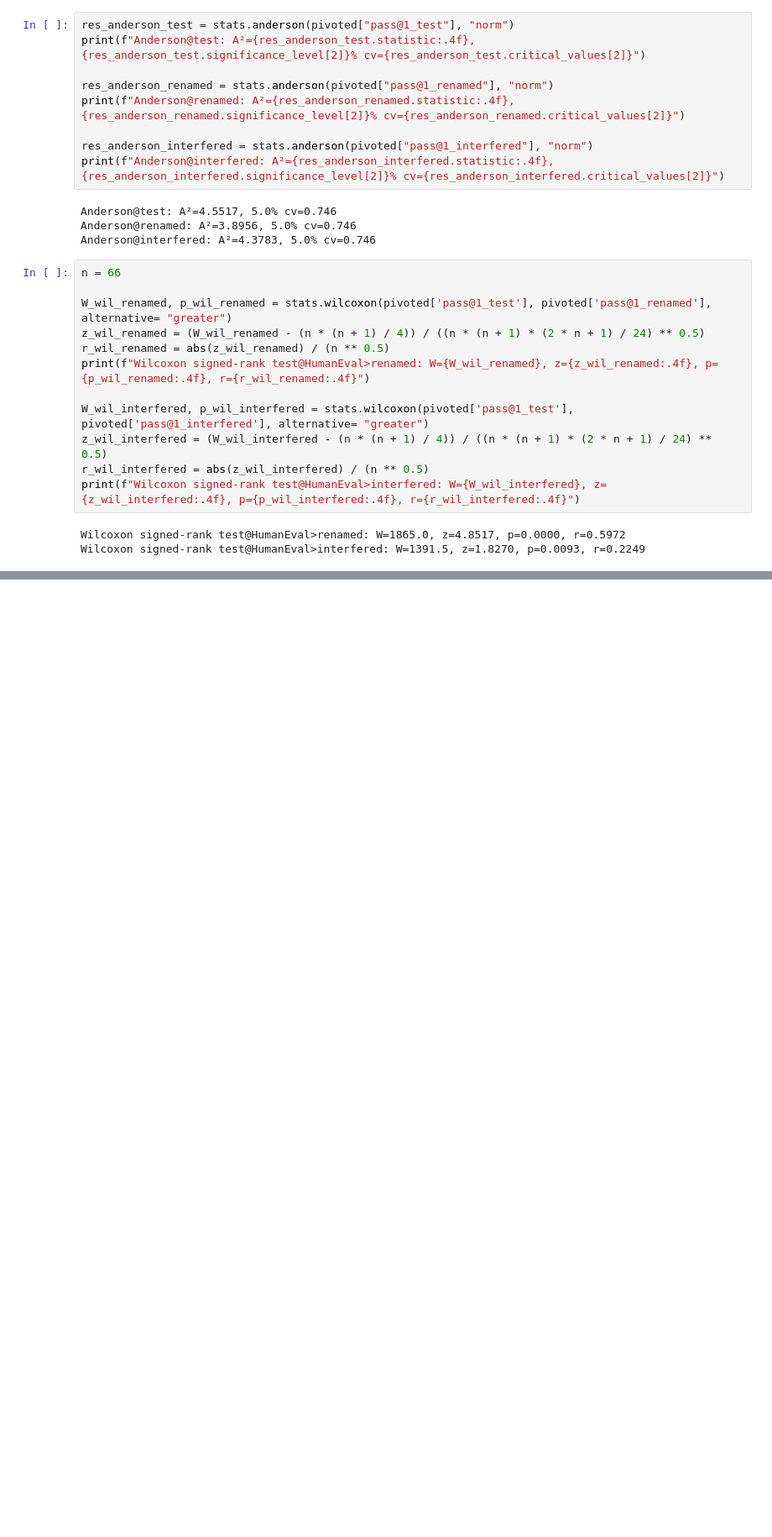
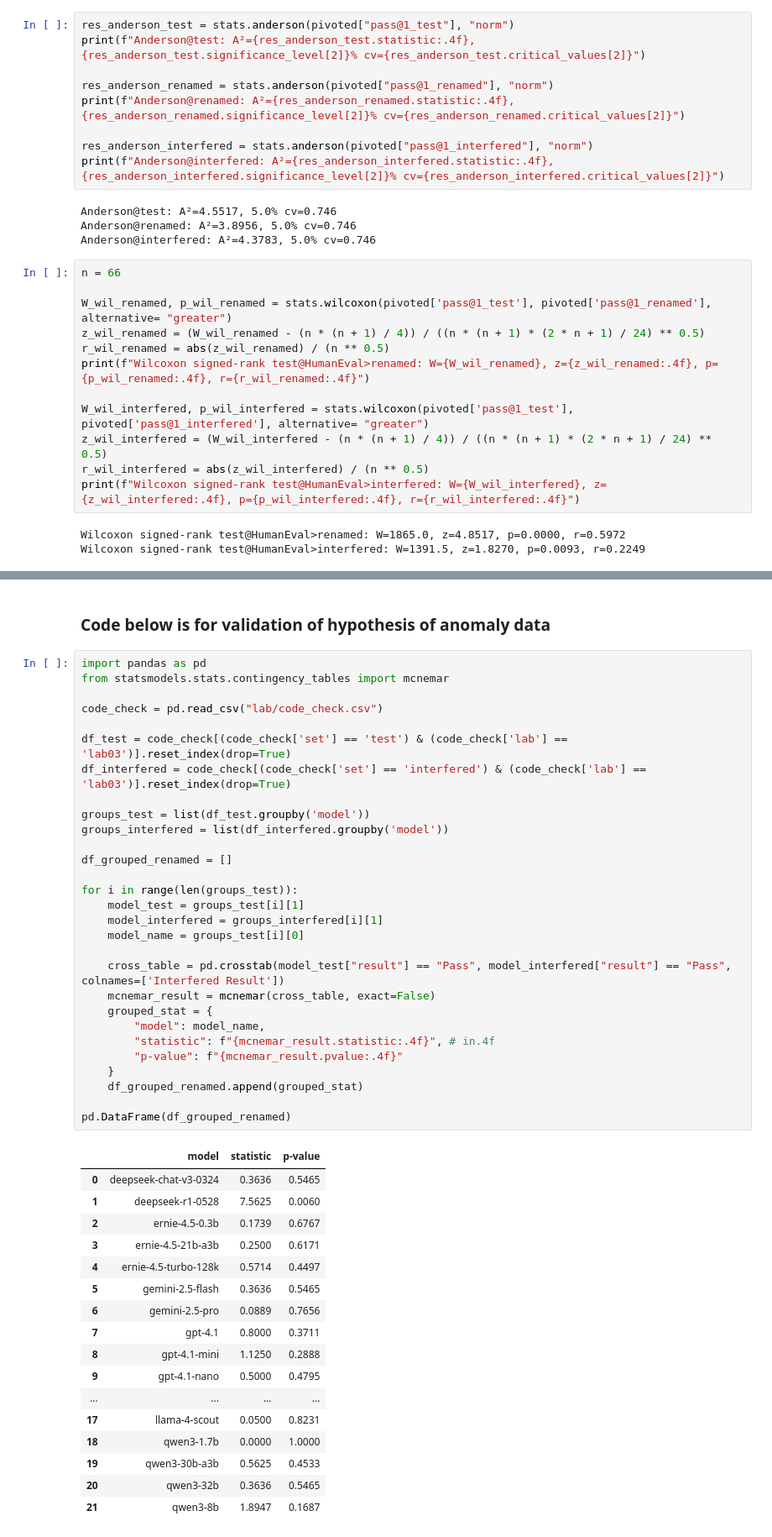
Before and after one commit to PrainLopez/HumanEval-Perturbed, a Jupyter notebook: data_analysis.ipynb, the cells around one changed output, grey strips where cells are left out. Shown at 84% size. Drawn from its saved outputs; the diff is of its cells as text; blank space fills up the shorter version.

```diff
--- a/data_analysis.ipynb
+++ b/data_analysis.ipynb
@@ -236,0 +242,49 @@ McNemar's test@lab03 interfered: statistic=0.5193, p-value=0.4712
+# %% [markdown]
+### Code below is for validation of hypothesis of anomaly data
+# %%
+import pandas as pd
+from statsmodels.stats.contingency_tables import mcnemar
+
+code_check = pd.read_csv("lab/code_check.csv")
+
+df_test = code_check[(code_check['set'] == 'test') & (code_check['lab'] == 'lab03')].reset_index(drop=True)
+df_interfered = code_check[(code_check['set'] == 'interfered') & (code_check['lab'] == 'lab03')].reset_index(drop=True)
+
+groups_test = list(df_test.groupby('model'))
+groups_interfered = list(df_interfered.groupby('model'))
+
+df_grouped_renamed = []
+
+for i in range(len(groups_test)):
+    model_test = groups_test[i][1]
+    model_interfered = groups_interfered[i][1]
+    model_name = groups_test[i][0]
+
+    cross_table = pd.crosstab(model_test["result"] == "Pass", model_interfered["result"] == "Pass", colnames=['Interfered Result'])
+    mcnemar_result = mcnemar(cross_table, exact=False)
+    grouped_stat = {
+        "model": model_name,
+        "statistic": f"{mcnemar_result.statistic:.4f}", # in.4f
+        "p-value": f"{mcnemar_result.pvalue:.4f}"
+    }
+    df_grouped_renamed.append(grouped_stat)
+
+pd.DataFrame(df_grouped_renamed)
+# %% [output]
+|  | model | statistic | p-value |
+| 0 | deepseek-chat-v3-0324 | 0.3636 | 0.5465 |
+| 1 | deepseek-r1-0528 | 7.5625 | 0.0060 |
+| 2 | ernie-4.5-0.3b | 0.1739 | 0.6767 |
+| 3 | ernie-4.5-21b-a3b | 0.2500 | 0.6171 |
+| 4 | ernie-4.5-turbo-128k | 0.5714 | 0.4497 |
+| 5 | gemini-2.5-flash | 0.3636 | 0.5465 |
+| 6 | gemini-2.5-pro | 0.0889 | 0.7656 |
+| 7 | gpt-4.1 | 0.8000 | 0.3711 |
+| 8 | gpt-4.1-mini | 1.1250 | 0.2888 |
+| 9 | gpt-4.1-nano | 0.5000 | 0.4795 |
+| ... | ... | ... | ... |
+| 17 | llama-4-scout | 0.0500 | 0.8231 |
+| 18 | qwen3-1.7b | 0.0000 | 1.0000 |
+| 19 | qwen3-30b-a3b | 0.5625 | 0.4533 |
+| 20 | qwen3-32b | 0.3636 | 0.5465 |
+| 21 | qwen3-8b | 1.8947 | 0.1687 |
```
Also changed, not shown: parts of 9 cells of this notebook, 1 other file.
